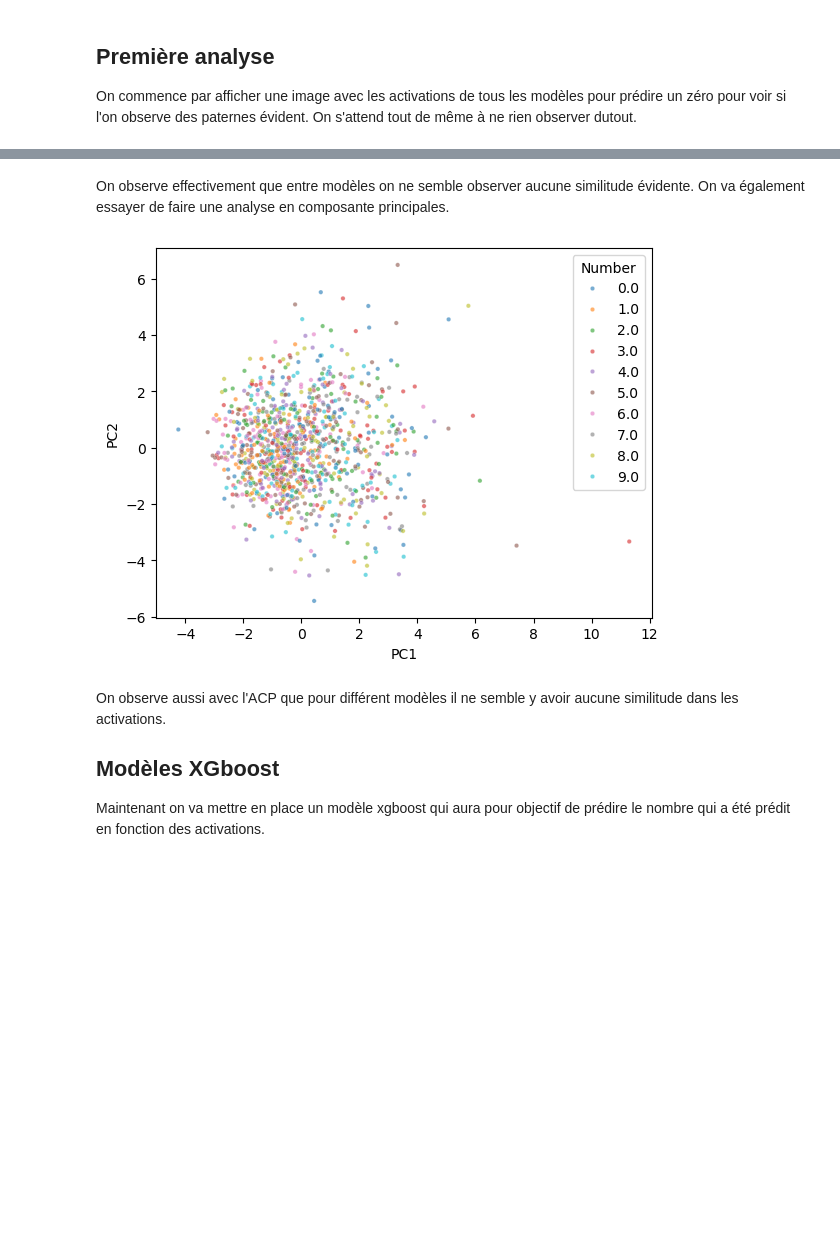
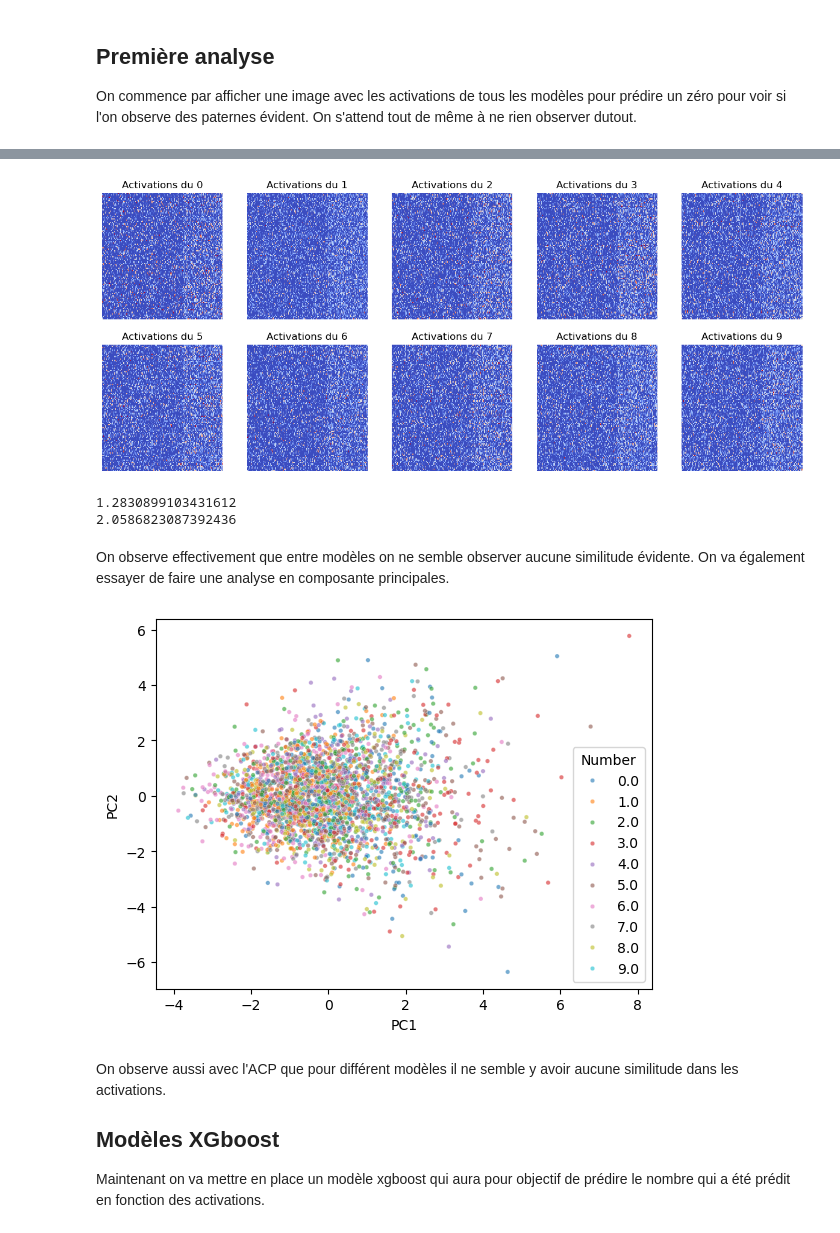
Before and after one commit to godinlu/llm-interpretability, a Jupyter notebook: src/mnist/multiple_model_analyse.ipynb, the cells around one changed output, grey strips where cells are left out. Drawn from its saved outputs; the diff is of its cells as text; code cells hidden in the pictures; blank space fills up the shorter version.

```diff
--- a/src/mnist/multiple_model_analyse.ipynb
+++ b/src/mnist/multiple_model_analyse.ipynb
@@ -47,3 +54,21 @@ plt.show()
+# %%
+fig, axes = plt.subplots(2, 5, figsize=(15, 6))
+for i, ax in enumerate(axes.flat):
+    sns.heatmap(
+            activations_reduced[activations["nb_pred"] == i].head(100),
+            cmap="coolwarm",cbar=False , vmax=15, ax=ax
+            )
+    ax.set_title(f"Activations du {i}")
+    ax.axis("off")
+plt.show()
+# %% [output]
+[figure, added]
+# %%
+print(np.mean(activations_reduced.iloc[:,:128].to_numpy().flatten()))
+print(np.mean(activations_reduced.iloc[:,129:].to_numpy().flatten()))
+# %% [output]
+1.2830899103431612
+2.0586823087392436
 # %% [markdown]
 On observe effectivement que entre modèles on ne semble observer aucune similitude évidente.
 On va également essayer de faire une analyse en composante principales.
@@ -69,10 +94,9 @@ def plot_acp(data, labels):
     )
     plt.show()
 
-activations_reduced = activations.drop(columns=['nb_true', 'nb_pred'])
 plot_acp(activations_reduced, activations["nb_true"])
 # %% [output]
-[figure, old version]
+[figure, new version]
 # %% [markdown]
 On observe aussi avec l'ACP que pour différent modèles il ne semble y avoir aucune similitude dans les activations.
 
```
Also changed, not shown: parts of 12 cells of this notebook, 4 other files.
